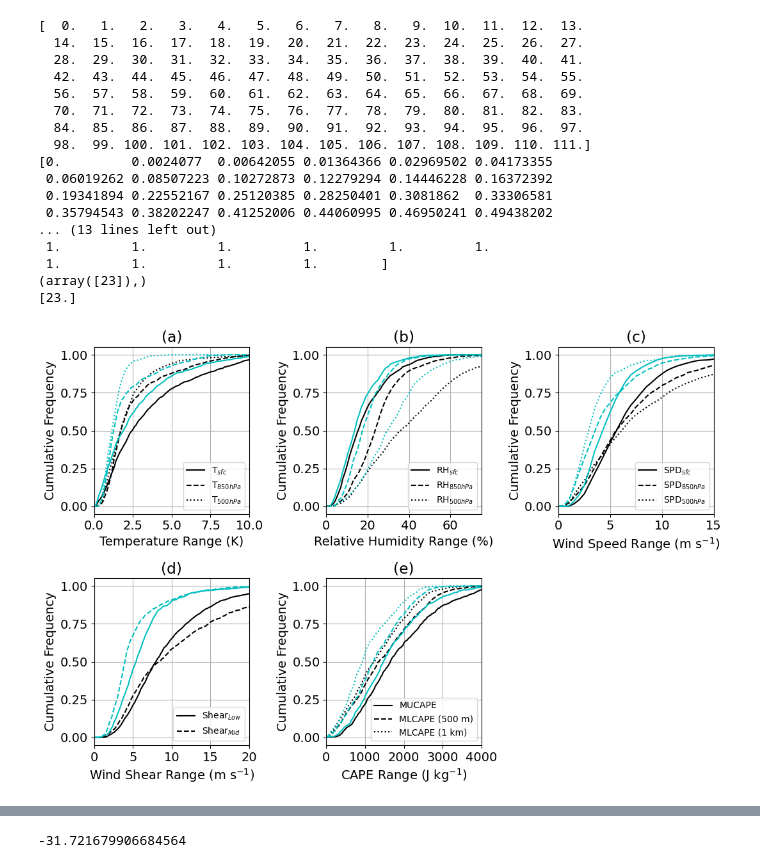
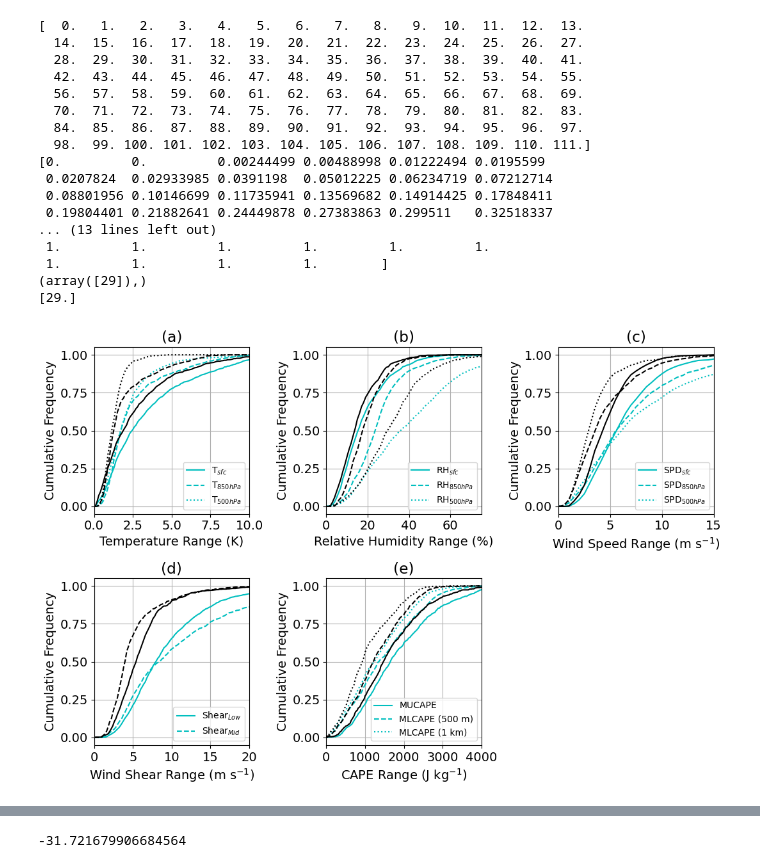
Before and after one commit to pjmarinescu/Analysis-for-Sub-Reanalysis-Scale-Variability-in-Convective-Environments, a Jupyter notebook: Figures/Plot_CumDist_All_Stats.ipynb, the cells around one changed output, grey strips where cells are left out. Saved outputs shown, nothing was run; the diff lists cells and outputs as text; code cells hidden in the pictures.

```diff
--- a/Figures/Plot_CumDist_All_Stats.ipynb
+++ b/Figures/Plot_CumDist_All_Stats.ipynb
@@ -278,7 +278,10 @@ cases4 = [['ARG1.1-R_old','ARG1.2-R','BRA1.1-R','BRA1.2-R','AUS1.1-R','DRC1.1-R'
 # Define analysis data savename
 saveadd = '_all_100'
 saveadds = ['_all_100','_all_100_120'] # Exlcuding 10km for edges, 0.25 grid spacing, two times
-saveadds = ['_all_100_p15'] #16KM_AREA for initial time
+saveaddf = '_27KM'
+
+#saveadds = ['_all_100_p15'] #16KM_AREA for initial time
+#saveaddf = '_16KM'
 
 gs = 4 # Sub ERA5-Grid Spacing (4 = 729 1 km sized boxes)
 
@@ -328,7 +331,7 @@ for cccc in np.arange(0,len(cases4)):
             ccc = cc_now[cc]
             stats = OrderedDict()
             for ss in np.arange(0,len(saveadds)):
-                pickfile = '../Proc_Data/Var_Stats_'+cscrs[ccc]+saveadds[ss]+'.p'
+                pickfile = './Proc_Data/Var_Stats_'+cscrs[ccc]+saveadds[ss]+'.p'
                 f = open(pickfile, 'rb')
                 [avg_save[ss], std_save[ss], ran_save[ss], ske_save[ss], kur_save[ss], cnt_save[ss], min_save[ss], p01_save[ss], p05_save[ss], p95_save[ss], p99_save[ss], max_save[ss], q1_save[ss], q3_save[ss], qcd_save[ss], cd_save[ss], stdmm_save[ss], stdmma_save[ss], stdp99_save[ss], stdp95_save[ss], stdp90_save[ss], stdp75_save[ss], cdmma_save[ss], qcdmma_save[ss]] = pickle.load(f)
                 f.close()
@@ -599,15 +601,15 @@ print(bins_all[cccc,cc,v,st][idnow]*100)
   70.  71.  72.  73.  74.  75.  76.  77.  78.  79.  80.  81.  82.  83.
   84.  85.  86.  87.  88.  89.  90.  91.  92.  93.  94.  95.  96.  97.
   98.  99. 100. 101. 102. 103. 104. 105. 106. 107. 108. 109. 110. 111.]
-[0.         0.0024077  0.00642055 0.01364366 0.02969502 0.04173355
- 0.06019262 0.08507223 0.10272873 0.12279294 0.14446228 0.16372392
- 0.19341894 0.22552167 0.25120385 0.28250401 0.3081862  0.33306581
- 0.35794543 0.38202247 0.41252006 0.44060995 0.46950241 0.49438202
+[0.         0.         0.00244499 0.00488998 0.01222494 0.0195599
+ 0.0207824  0.02933985 0.0391198  0.05012225 0.06234719 0.07212714
+ 0.08801956 0.10146699 0.11735941 0.13569682 0.14914425 0.17848411
+ 0.19804401 0.21882641 0.24449878 0.27383863 0.299511   0.32518337
 ... (13 lines left out)
  1.         1.         1.         1.         1.         1.
  1.         1.         1.         1.        ]
-(array([23]),)
-[23.]
+(array([29]),)
+[29.]
 # %%
 # Range Results
 from matplotlib.gridspec import GridSpec
@@ -626,7 +628,7 @@ ax[4] = fig.add_subplot(gs[1, 1])
 cccc = 0
 cc_arr = [6,3] # cloud condenstate thresholds
 lss = ['-','--',':']
-lc = ['k','c']
+lc = ['c','k']
 st = 2
 stname = 'Range '
 div = 1 # Scaling for plotting
@@ -734,36 +736,36 @@ ax[3].set_yticks([0,0.25,0.5,0.75,1.0])
 ax[3].set_title('(d)')
 ax[3].legend(fontsize=fs)
 ax[3].grid()
 ax[3].set_xlim(np.array([0,20])/div)
 
 vararr = [27,25,26]
 vlbl = ['MUCAPE','MLCAPE (500 m)','MLCAPE (1 km)']
 vname = 'CAPE'
 sname = stname+'(J kg$^{-1}$)'
 cntc = 0
 for cc in cc_arr:
     cntv = 0
     for v in vararr:
         if cntc == 0:
             ax[4].plot(bins_all[cccc,cc,v,st],cdata_all[cccc,cc,v,st],c = lc[cntc],ls=lss[cntv],label=vlbl[cntv])
         else:
             ax[4].plot(bins_all[cccc,cc,v,st],cdata_all[cccc,cc,v,st],c = lc[cntc],ls=lss[cntv],label='_nolegend_')
         cntv = cntv + 1
     cntc = cntc+1
 
 ax[4].set_xlabel(vname+' '+sname)
 ax[4].set_ylabel('Cumulative Frequency')
 ax[4].set_yticks([0,0.25,0.5,0.75,1.0])
 ax[4].set_title('(e)')
 ax[4].legend(fontsize=fs)
 ax[4].grid()
 ax[4].set_xlim(np.array([0,4000])/div)
 
 plt.tight_layout()
-plt.savefig(savepath+'FigureS02.pdf')
-plt.savefig(savepath+'FigureS02.png')
+plt.savefig(savepath+'FigureS02'+saveaddf+'.pdf')
+plt.savefig(savepath+'FigureS02'+saveaddf+'.png')
 # %% [output]
-[figure, old version]
+[figure, new version]
 # %%
 # Calculate median percentage differences between data with and without condensate thresholding
 vrange = [2,3,16,17,18,19,8,9,10,11,12,13,14,15,25,26,27]
```
Also changed, not shown: parts of 4 cells of this notebook, 2 other files.
